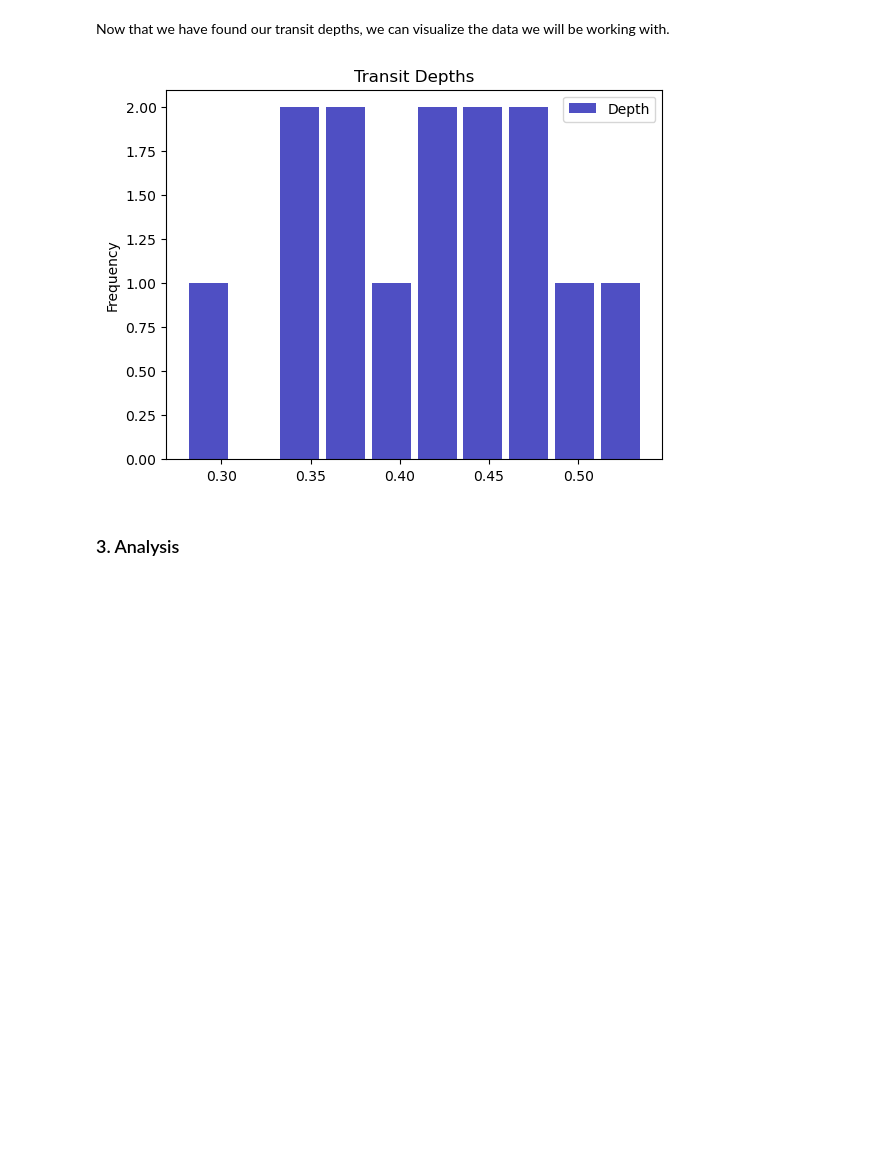
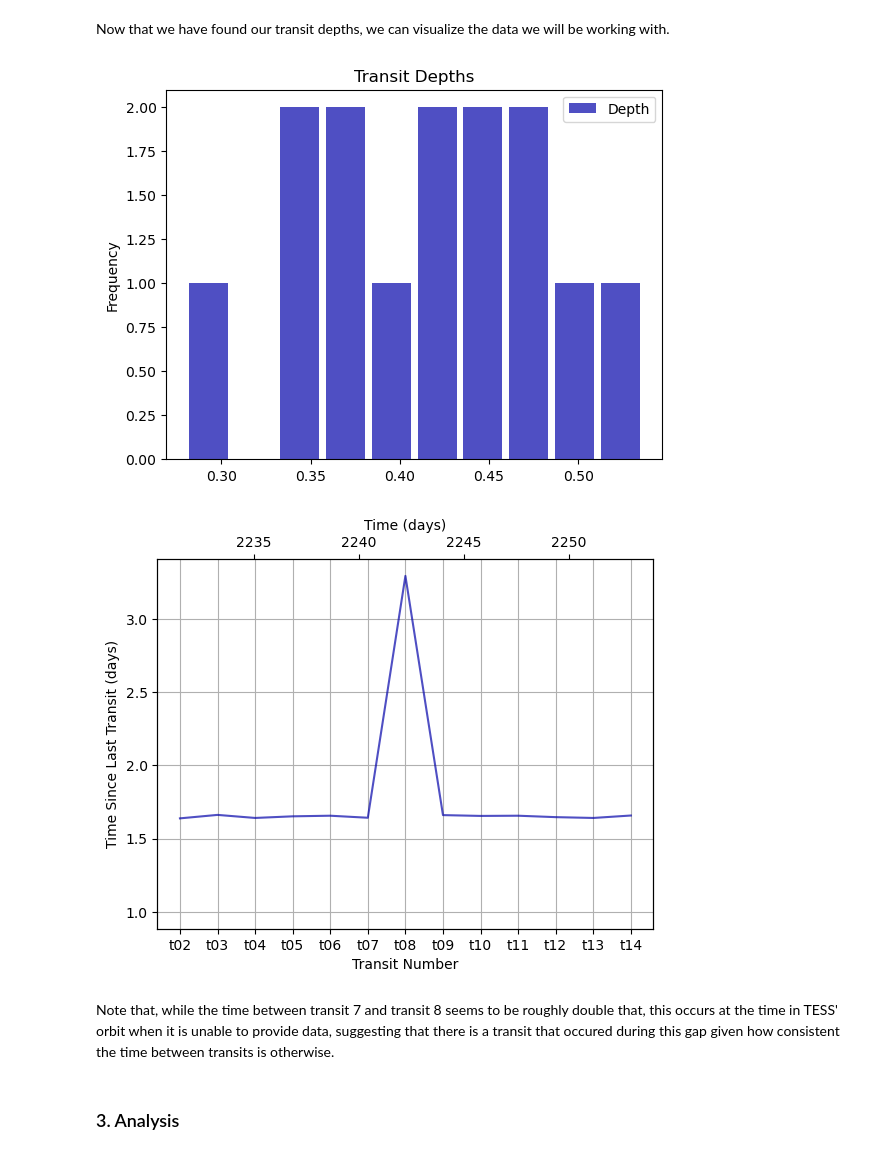
Before and after one commit to tylerbarna/AST5731-projects, a Jupyter notebook: Project1.ipynb, the cells around one changed output. Saved outputs shown, nothing was run; the diff lists cells and outputs as text; code cells hidden in the pictures; blank space fills up the shorter version.

Commit message:
Added a data visualization
added a plot of the time between transits and a small note in a markdown cell about why the time between two transits is constant except for one data point

```diff
--- a/Project1.ipynb
+++ b/Project1.ipynb
@@ -351,16 +351,36 @@ Transit Depths stored in data frame 'tdf':
 <a id='visualization'></a>
 # %% [markdown]
 Now that we have found our transit depths, we can visualize the data we will be working with.
-# %%
-# plot transit depths: histogram
-depths_scatter = tdf.plot(y = 'Depth',
-                          color = '#0504aa',
-                          alpha = 0.7,
-                          rwidth = 0.85,
-                          title = 'Transit Depths',
-                          kind = 'hist')
-# %% [output]
-[figure, removed]
+# %%
+# plot transit depths: histogram
+depths_scatter = tdf.plot(y = 'Depth',
+                          color = '#0504aa',
+                          alpha = 0.7,
+                          rwidth = 0.85,
+                          title = 'Transit Depths',
+                          kind = 'hist')
+plt.show();
+
+## plot time between transits
+times = tdf['Time'].values
+time_diff = np.diff(times)
+fig = plt.figure()
+ax1 = fig.add_subplot(111)
+ax2 = ax1.twiny() ## this is just so we can have a second x-axis, will be populated with a dummy plot
+time_diff_scatter = ax1.plot(tdf['Transit'][1:], time_diff, color = '#0504aa', alpha = 0.7)
+ax2.plot(tdf['Time'][1:],np.ones(len(tdf['Time'][1:])), color = 'white', alpha = 0.0)
+
+
+ax1.set_xlabel('Transit Number')
+ax1.set_ylabel('Time Since Last Transit (days)')
+ax2.set_xlabel('Time (days)')
+ax1.grid()
+plt.show();
+# %% [output]
+[figure, added]
+[figure, added]
+# %% [markdown]
+Note that, while the time between transit 7 and transit 8 seems to be roughly double that, this occurs at the time in TESS' orbit when it is unable to provide data, suggesting that there is a transit that occured during this gap given how consistent the time between transits is otherwise.
 # %% [markdown]
 ### 3. Analysis
 <a id='analysis'></a>
```
Also changed, not shown: parts of 1 cell of this notebook.
